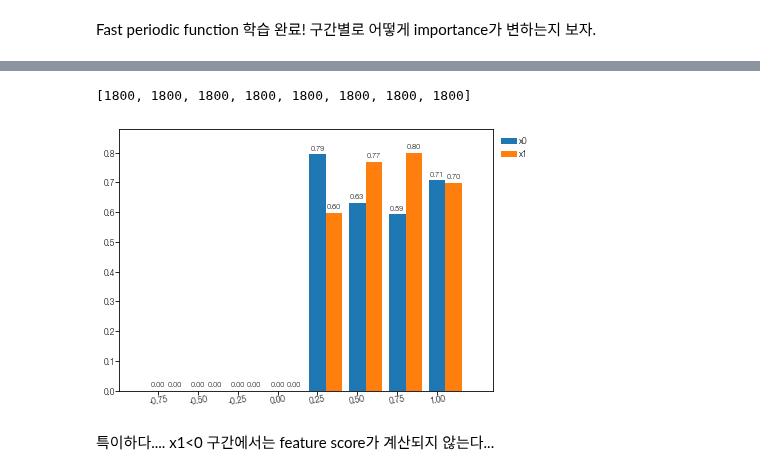
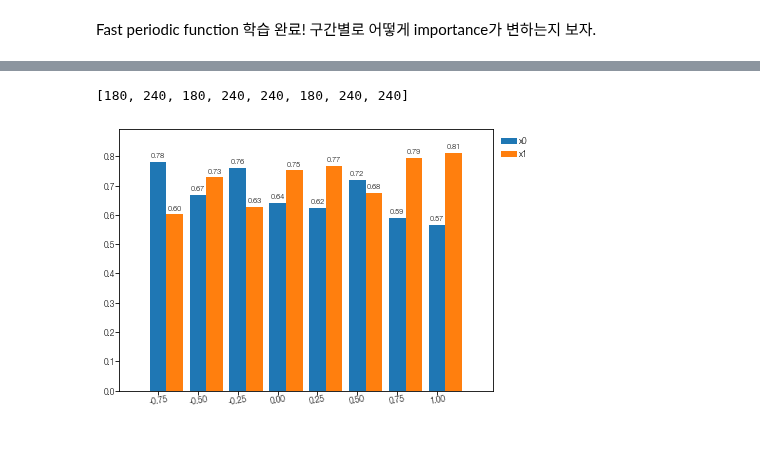
Before and after one commit to Hyein-coder/pykan, a Jupyter notebook: github/workflows/Hyein/toy_3_notebook.ipynb, the cells around one changed output, grey strips where cells are left out. Saved outputs shown, nothing was run; the diff lists cells and outputs as text; code cells hidden in the pictures; blank space fills up the shorter version.

Commit message:
Toy 3 fast periodic: fix attribution score intervals

```diff
--- a/github/workflows/Hyein/toy_3_notebook.ipynb
+++ b/github/workflows/Hyein/toy_3_notebook.ipynb
@@ -210,39 +209,37 @@ Text(0, 0.5, 'Attribution score')
 x_mask = X_norm[:, mask_idx]
 y_vals = y_norm.ravel()  # y가 (N,1)이어도 (N,)으로 평탄화
 
-masks = [ ((x_mask > lb) & (x_mask <= ub)) for lb, ub in zip(mask_interval[:-1], mask_interval[1:])]
+masks = [ ((x_mask > lb) & (x_mask <= ub)) for lb, ub in zip(mask_scaled_interval[:-1], mask_scaled_interval[1:])]
 labels = [f'{ub:.2f}' for lb, ub in zip(mask_interval[:-1], mask_interval[1:])]
-print([len(x) for x in masks])
+print([sum(x) for x in masks])
 
 scores_interval = []
 for mask in masks:
     if np.any(mask):
         x_masked = X_norm[mask, :]
         x_tensor_masked = torch.tensor(x_masked, dtype=torch.float32, device=device)
         model.forward(x_tensor_masked)
         scores_interval.append(model.feature_score.detach().cpu().numpy())
     else:
         scores_interval.append(np.zeros(scores_tot.shape))
 
 width = 0.25
 fig, ax = plt.subplots(figsize=(6,4))
 xticks = np.arange(len(masks)) * (width * scores_tot.shape[0] * 1.2)
 xticklabels = labels
 max_score = max([max(s) for s in scores_interval])
 for idx in range(scores_tot.shape[0]):
     bars = ax.bar(xticks + idx * width, [s[idx] for s in scores_interval], width, label=f"x{idx}")
     ax.bar_label(bars, fmt='%.2f', fontsize=7, padding=3)
 ax.margins(x=0.1)
 ax.set_ylim(0, max_score * 1.1)
 
 ax.set_xticks(xticks)
 ax.set_xticklabels(xticklabels, rotation=10, ha='center', fontsize=8)
 ax.legend(loc='upper left', bbox_to_anchor=(1, 1), fontsize=8)
 
 plt.tight_layout()
 plt.show()
 # %% [output]
-[1800, 1800, 1800, 1800, 1800, 1800, 1800, 1800]
+[180, 240, 180, 240, 240, 180, 240, 240]
-[figure, old version]
+[figure, new version]
-# %% [markdown]
-특이하다.... x1<0 구간에서는 feature score가 계산되지 않는다...
```
Also changed, not shown: parts of 9 cells of this notebook, 10 other files.
